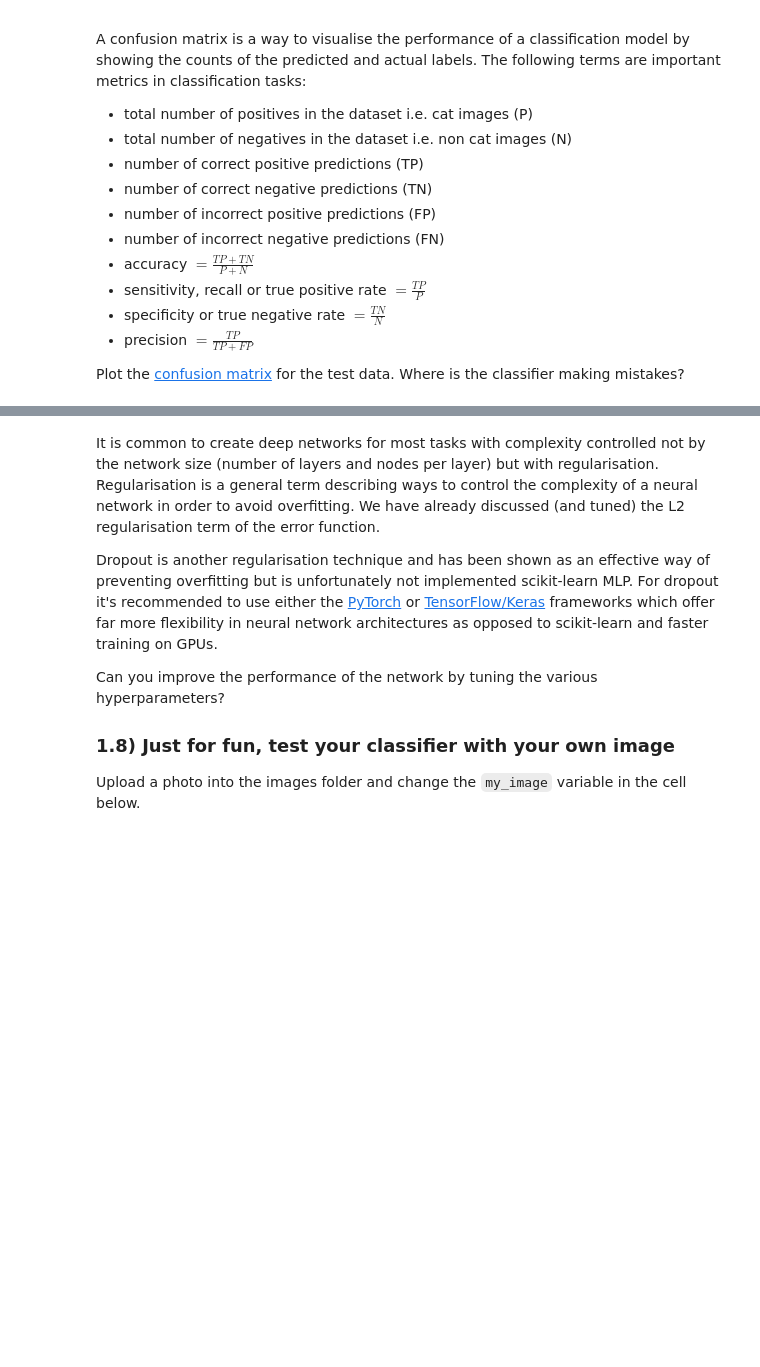
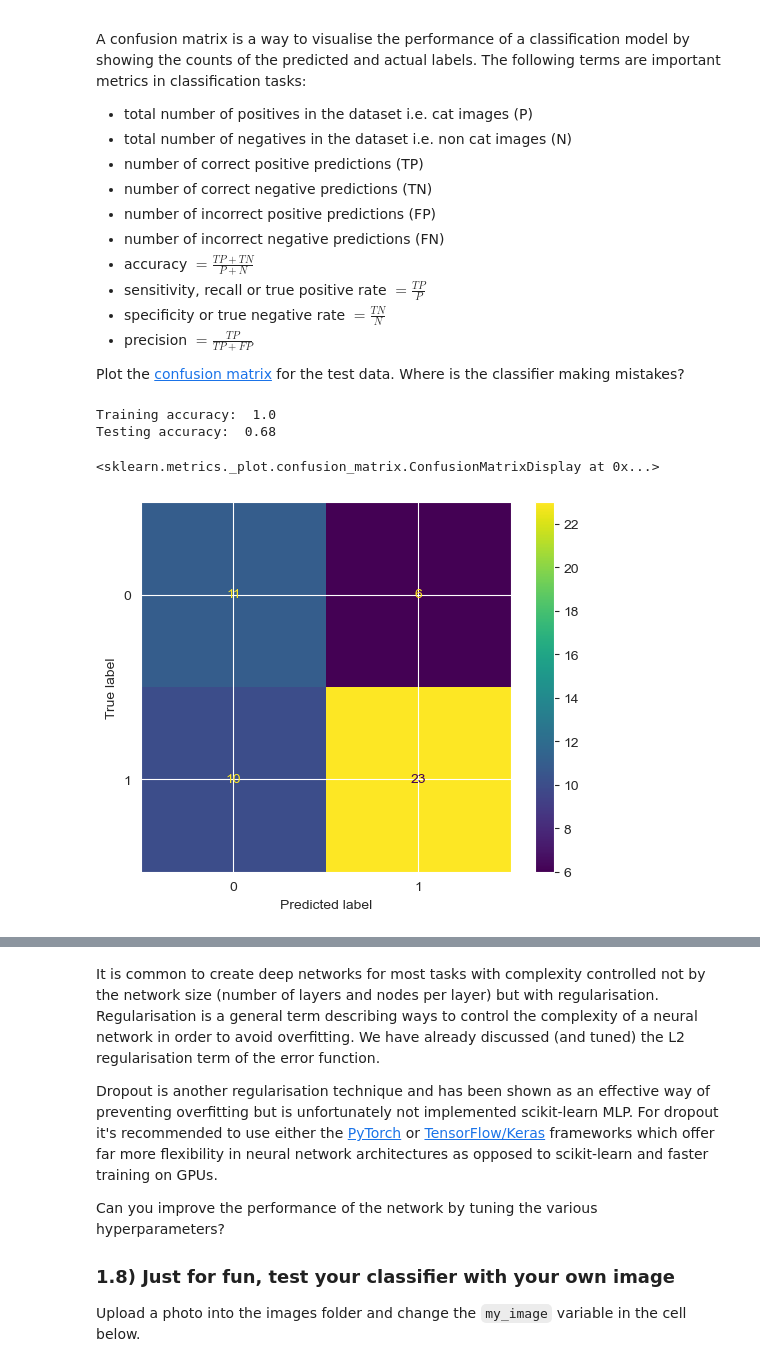
Before and after one commit to ZehuaLiuY/lab_sheets_public, a Jupyter notebook: lab2/lab2-linear_models_neural_nets_SVM.ipynb, the cells around one changed output, grey strips where cells are left out. Drawn from its saved outputs; the diff is of its cells as text; code cells hidden in the pictures; blank space fills up the shorter version.

```diff
--- a/lab2/lab2-linear_models_neural_nets_SVM.ipynb
+++ b/lab2/lab2-linear_models_neural_nets_SVM.ipynb
@@ -222,3 +220,14 @@ Plot the [confusion matrix](https://scikit-learn.org/stable/modules/generated/sk
+# %%
+# write your code here
+print('Training accuracy: ', round(nn_clf.score(x_train, train_y.flatten()),2))
+print('Testing accuracy: ', round(nn_clf.score(x_test, test_y.flatten()),2))
+
+ConfusionMatrixDisplay.from_estimator(nn_clf, x_test, test_y.flatten())
+# %% [output]
+Training accuracy:  1.0
+Testing accuracy:  0.68
+<sklearn.metrics._plot.confusion_matrix.ConfusionMatrixDisplay at 0x...>
+[figure, added]
 # %% [markdown]
 ### Hyperparameter tuning using cross-validation
 The performance of a neural network after training is highly dependent on how the hyperparameters are chosen. In contrast to the network parameters, $W$ and $b$, a hyperparameter refers to something that is fixed (usually manually chosen by the person training the model) throughout training and used to control the training process. Hyperparameters include the number of hidden layers, number of neurons in the hidden layers, learning rate, mini-batch size (for stochastic gradient descent optimisers) and regularisation parameter $\alpha$.
```
Also changed, not shown: parts of 12 cells of this notebook, 1 other file.
